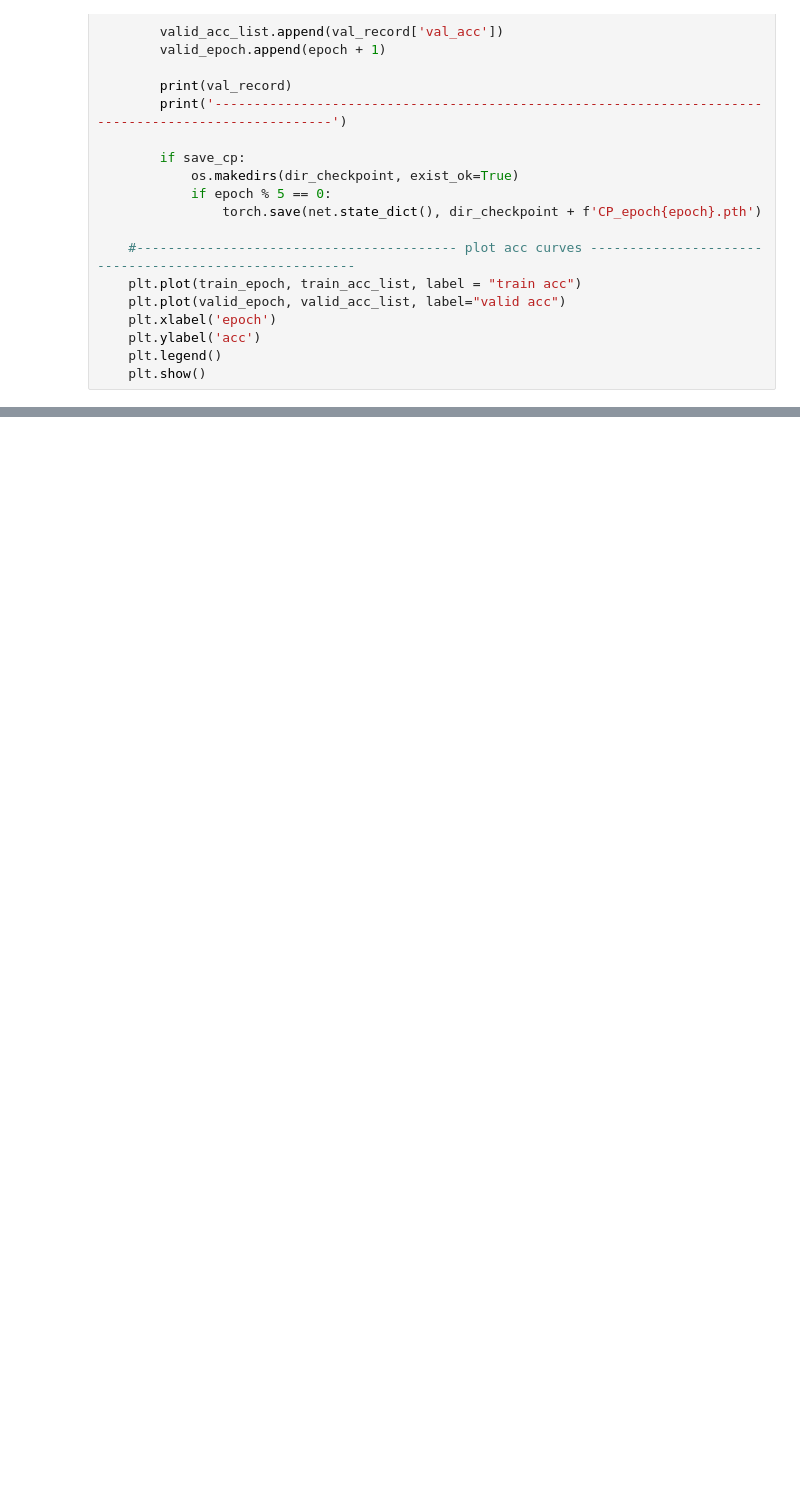
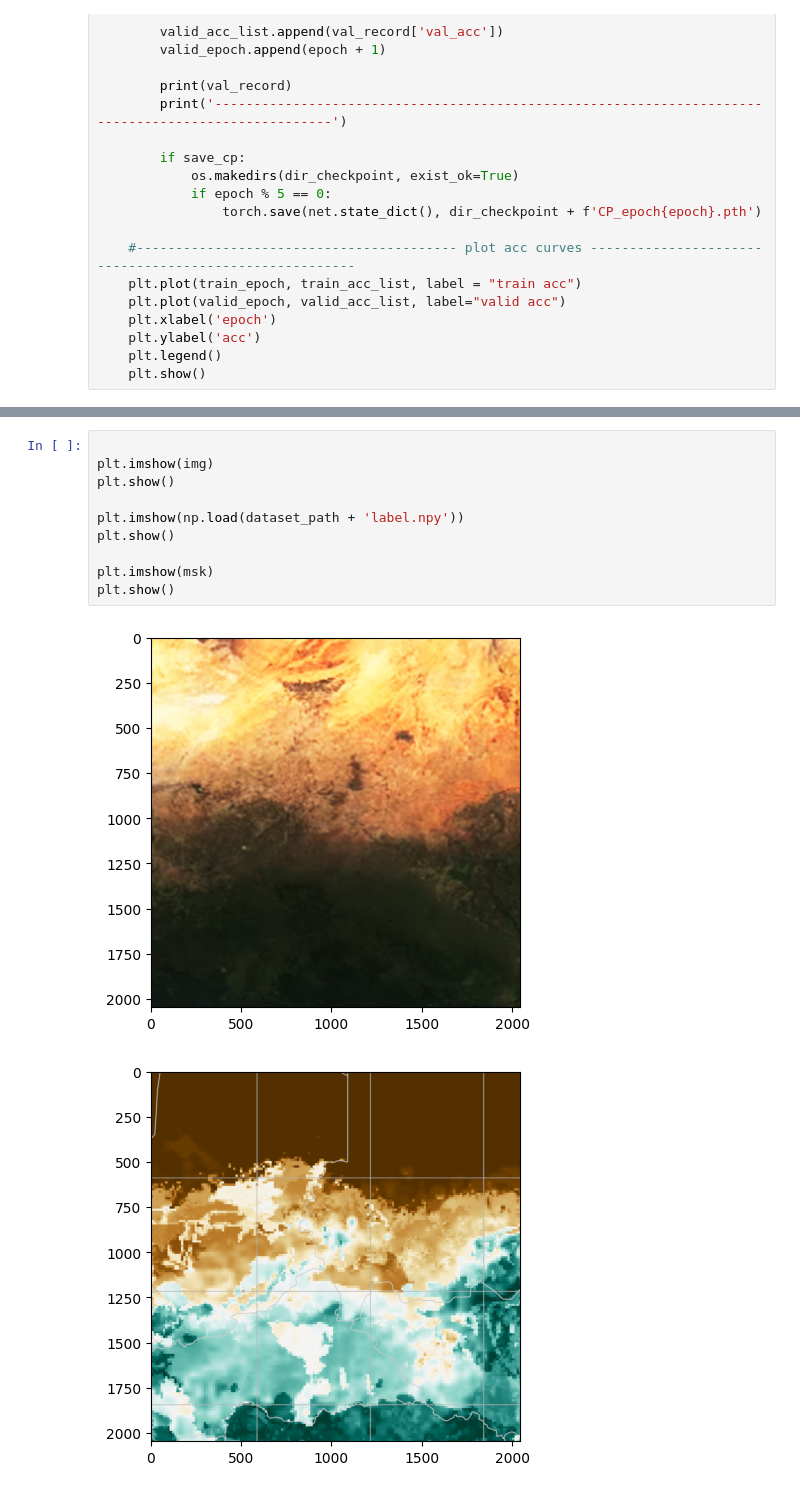
Before and after one commit to Jshajbc/1122, a Jupyter notebook: Unet.ipynb, the cells around one changed output, grey strips where cells are left out. Cells and saved outputs as stored; diff of their text form; blank space fills up the shorter version.

```diff
--- a/Unet.ipynb
+++ b/Unet.ipynb
@@ -543,0 +563,13 @@ cv2.imwrite(out_path, predict_image)
+# %%
+
+plt.imshow(img)
+plt.show()
+
+plt.imshow(np.load(dataset_path + 'label.npy'))
+plt.show()
+
+plt.imshow(msk)
+plt.show()
+# %% [output]
+[figure, added]
+[figure, added]
```
Also changed, not shown: parts of 13 cells of this notebook.
